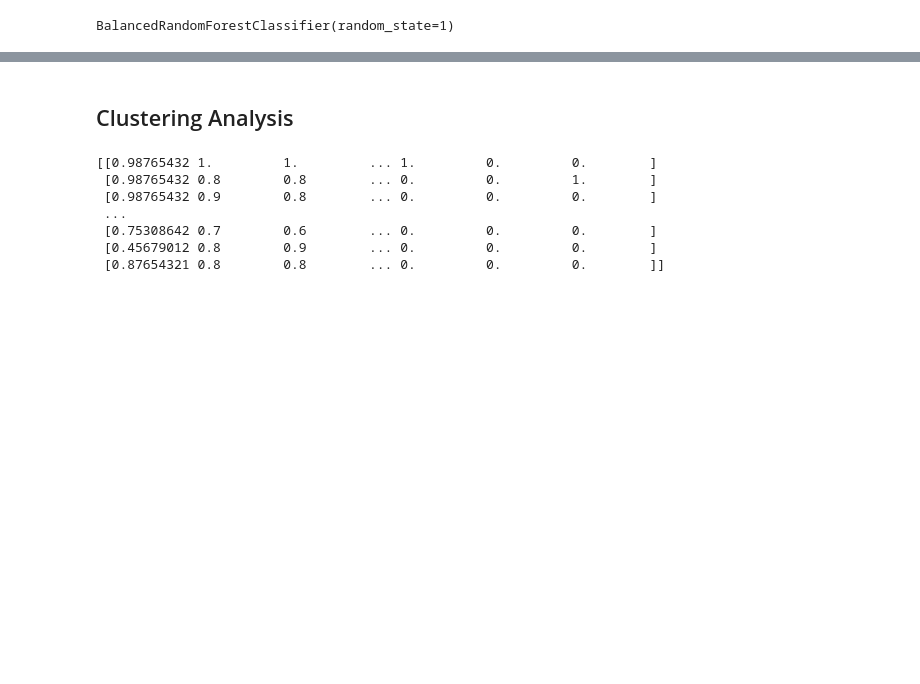
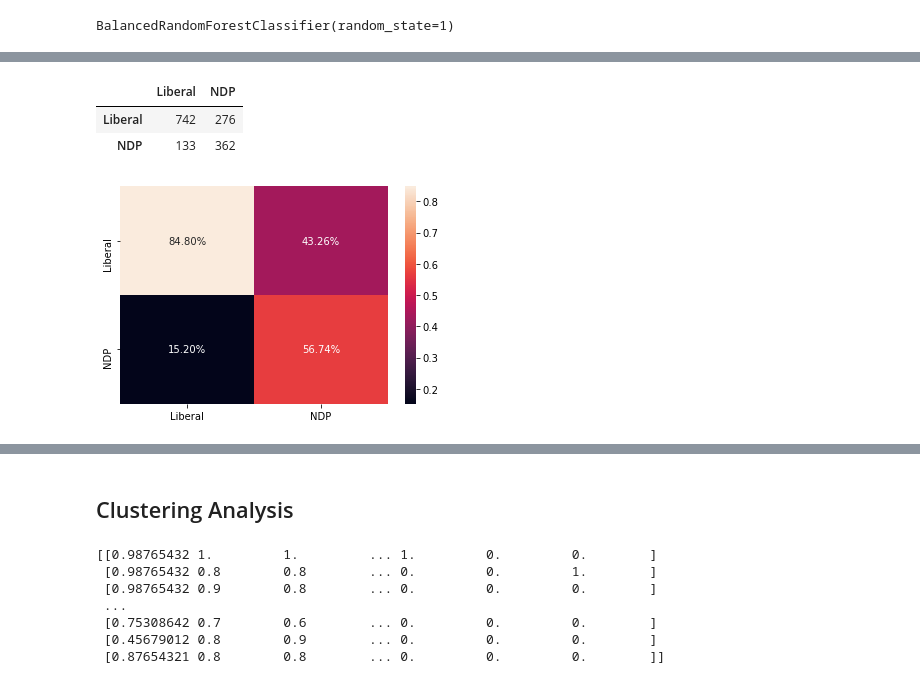
Before and after one commit to jhilberdink/Canadian_Election_Study_Analysis, a Jupyter notebook: machine_learning4.ipynb, the cells around one changed output, grey strips where cells are left out. Saved outputs shown, nothing was run; the diff lists cells and outputs as text; code cells hidden in the pictures; blank space fills up the shorter version.

```diff
--- a/machine_learning4.ipynb
+++ b/machine_learning4.ipynb
@@ -231,3 +257,18 @@ balanced_accuracy_score(y_test, y_pred)
+# %%
+# Create confusion matrix
+cf_matrix = confusion_matrix(y_test, y_pred)
+cm_df = pd.DataFrame(cf_matrix, index=["Liberal", "NDP"], columns=["Liberal", "NDP"])
+cm_df
+# %% [output]
+|  | Liberal | NDP |
+| Liberal | 742 | 276 |
+| NDP | 133 | 362 |
+# %%
+#Visualize and export confusion matrix
+image = sns.heatmap(cm_df/np.sum(cm_df), annot=True, fmt='.2%')
+image.figure.savefig("confusion_matrix_2.png")
+# %% [output]
+[figure, added]
 # %%
 # check the feature importances
 feat_importances = pd.Series(brf.feature_importances_, index=X.columns)
```
Also changed, not shown: parts of 20 cells of this notebook.
